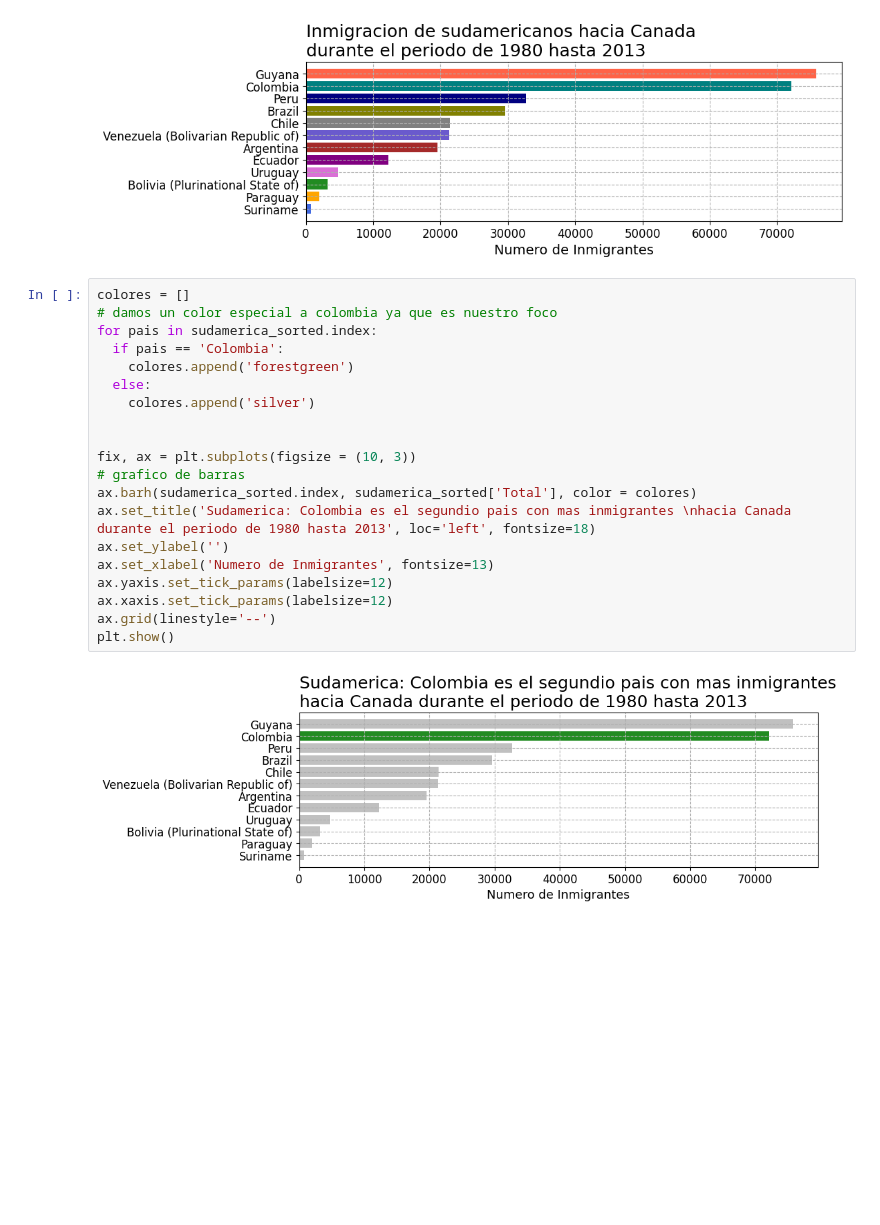
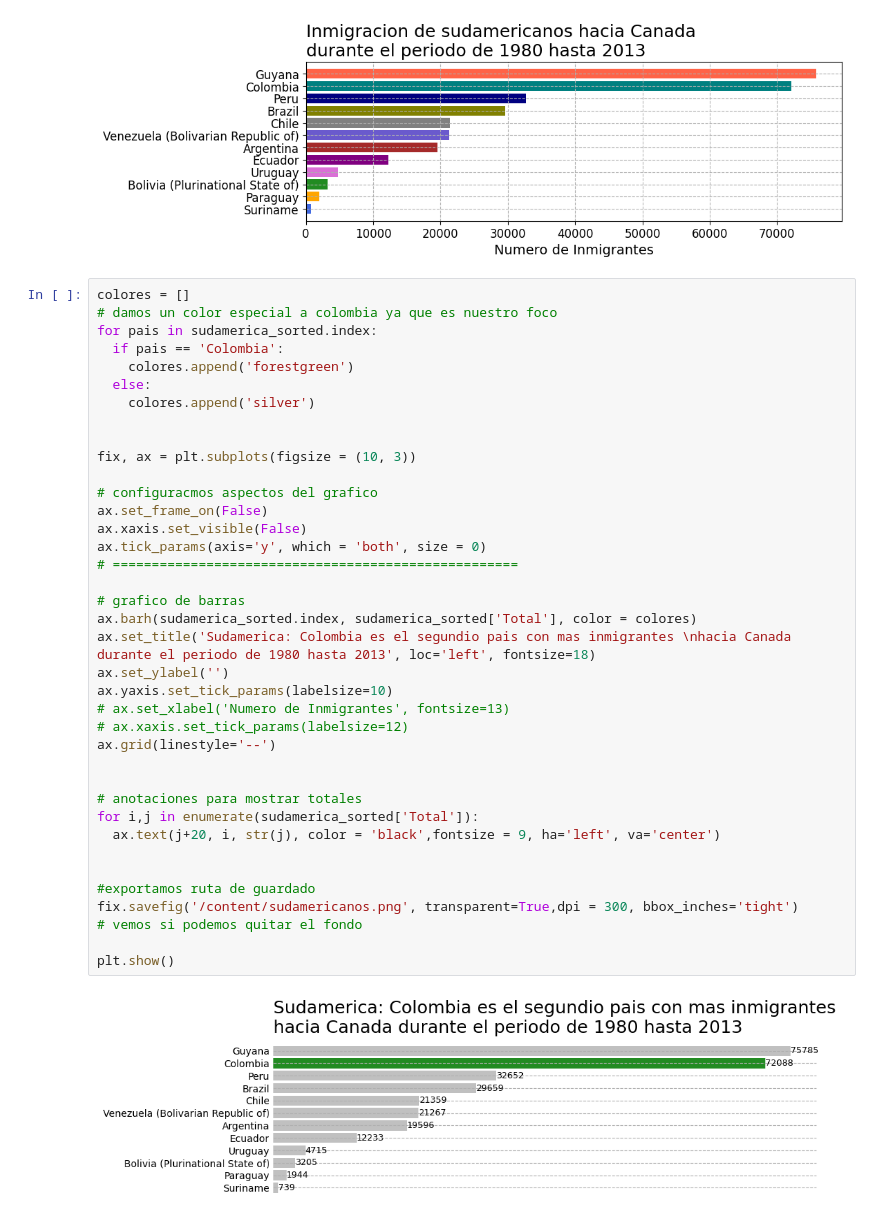
Before and after one commit to MarteDevs/visualizacion-de-datos-con-bibliotecas-de-python, a Jupyter notebook: visualizacion_de_datos_con_python.ipynb, the cells around one changed output. Drawn from its saved outputs; the diff is of its cells as text; blank space fills up the shorter version.

```diff
--- a/visualizacion_de_datos_con_python.ipynb
+++ b/visualizacion_de_datos_con_python.ipynb
@@ -481,22 +481,40 @@ plt.show()
 # %%
 colores = []
 # damos un color especial a colombia ya que es nuestro foco
 for pais in sudamerica_sorted.index:
   if pais == 'Colombia':
     colores.append('forestgreen')
   else:
     colores.append('silver')
 
 
 fix, ax = plt.subplots(figsize = (10, 3))
+
+# configuracmos aspectos del grafico
+ax.set_frame_on(False)
+ax.xaxis.set_visible(False)
+ax.tick_params(axis='y', which = 'both', size = 0)
+# ====================================================
+
 # grafico de barras
 ax.barh(sudamerica_sorted.index, sudamerica_sorted['Total'], color = colores)
 ax.set_title('Sudamerica: Colombia es el segundio pais con mas inmigrantes \nhacia Canada durante el periodo de 1980 hasta 2013', loc='left', fontsize=18)
 ax.set_ylabel('')
-ax.set_xlabel('Numero de Inmigrantes', fontsize=13)
-ax.yaxis.set_tick_params(labelsize=12)
-ax.xaxis.set_tick_params(labelsize=12)
+ax.yaxis.set_tick_params(labelsize=10)
+# ax.set_xlabel('Numero de Inmigrantes', fontsize=13)
+# ax.xaxis.set_tick_params(labelsize=12)
 ax.grid(linestyle='--')
+
+
+# anotaciones para mostrar totales
+for i,j in enumerate(sudamerica_sorted['Total']):
+  ax.text(j+20, i, str(j), color = 'black',fontsize = 9, ha='left', va='center')
+
+
+#exportamos ruta de guardado
+fix.savefig('/content/sudamericanos.png', transparent=True,dpi = 300, bbox_inches='tight')
+# vemos si podemos quitar el fondo
+
 plt.show()
 # %% [output]
-[figure, old version]
+[figure, new version]
```
Also changed, not shown: parts of 3 cells of this notebook.
